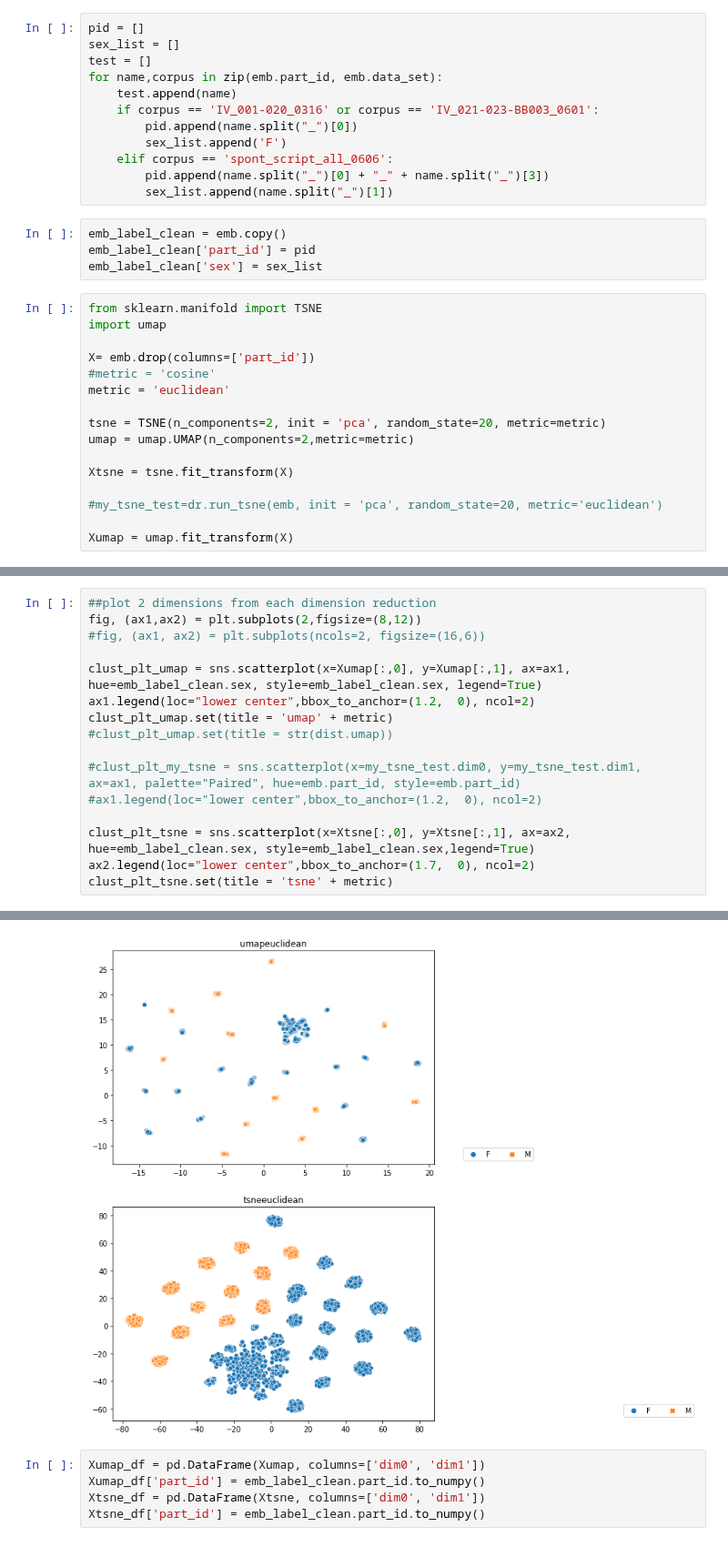
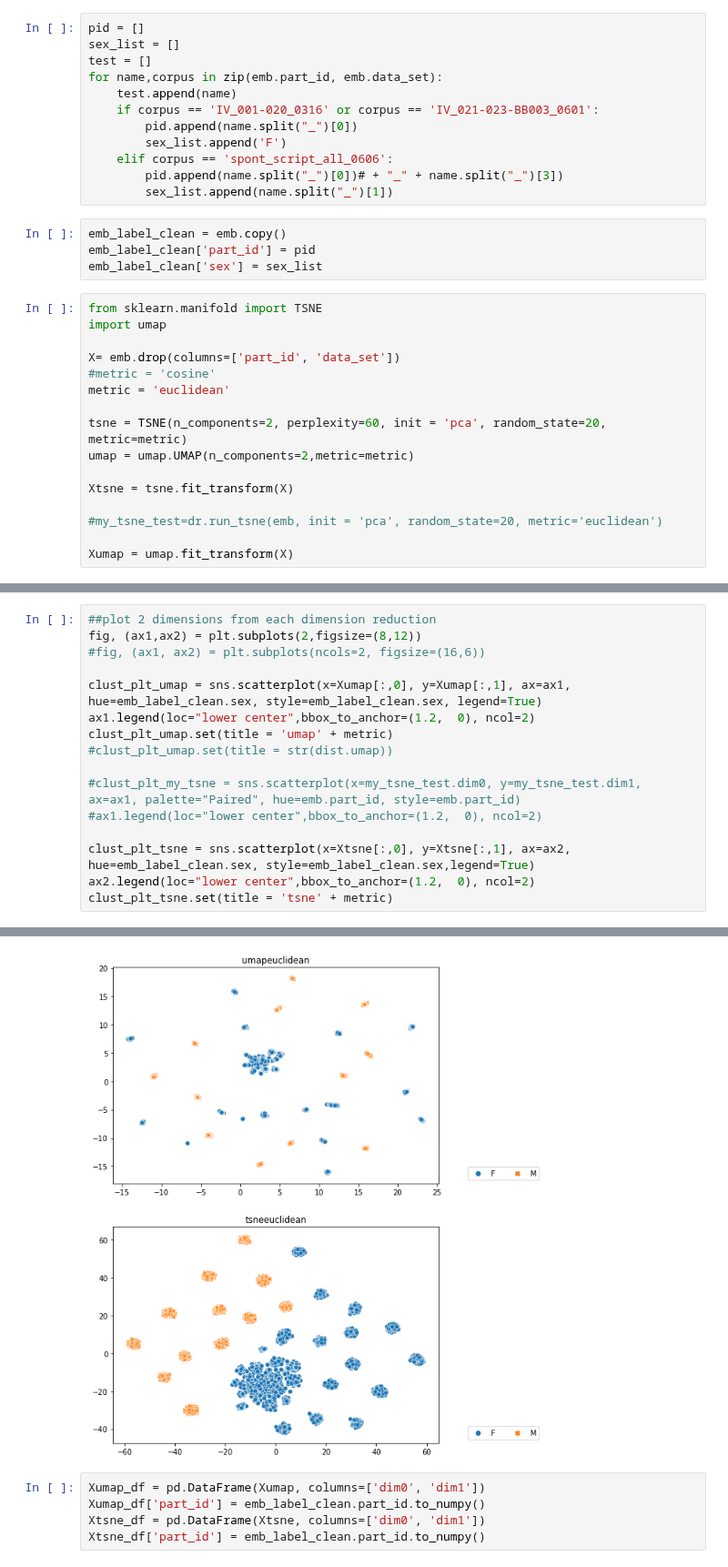
Before and after one commit to Rahul-Brito/infantvoice, a Jupyter notebook: scripts/Sohye Notebook Extra Embeddings.ipynb, the cells around one changed output, grey strips where cells are left out. Shown at 91% size. Cells and saved outputs as stored; diff of their text form.

```diff
--- a/scripts/Sohye Notebook Extra Embeddings.ipynb
+++ b/scripts/Sohye Notebook Extra Embeddings.ipynb
@@ -64,7 +64,7 @@ for name,corpus in zip(emb.part_id, emb.data_set):
         pid.append(name.split("_")[0])
         sex_list.append('F')
     elif corpus == 'spont_script_all_0606':
-        pid.append(name.split("_")[0] + "_" + name.split("_")[3])
+        pid.append(name.split("_")[0])# + "_" + name.split("_")[3])
         sex_list.append(name.split("_")[1])
 # %%
 emb_label_clean = emb.copy()
@@ -74,11 +74,11 @@ emb_label_clean['sex'] = sex_list
 from sklearn.manifold import TSNE
 import umap
 
-X= emb.drop(columns=['part_id'])
+X= emb.drop(columns=['part_id', 'data_set'])
 #metric = 'cosine'
 metric = 'euclidean'
 
-tsne = TSNE(n_components=2, init = 'pca', random_state=20, metric=metric)
+tsne = TSNE(n_components=2, perplexity=60, init = 'pca', random_state=20, metric=metric)
 umap = umap.UMAP(n_components=2,metric=metric)
 
 Xtsne = tsne.fit_transform(X)
@@ -108,22 +127,22 @@ clust_plt_tsne.set(title = 'tsne' + metric)
 # %%
 ##plot 2 dimensions from each dimension reduction
 fig, (ax1,ax2) = plt.subplots(2,figsize=(8,12))
 #fig, (ax1, ax2) = plt.subplots(ncols=2, figsize=(16,6))
 
 clust_plt_umap = sns.scatterplot(x=Xumap[:,0], y=Xumap[:,1], ax=ax1, hue=emb_label_clean.sex, style=emb_label_clean.sex, legend=True)
 ax1.legend(loc="lower center",bbox_to_anchor=(1.2,  0), ncol=2)
 clust_plt_umap.set(title = 'umap' + metric)
 #clust_plt_umap.set(title = str(dist.umap))
 
 #clust_plt_my_tsne = sns.scatterplot(x=my_tsne_test.dim0, y=my_tsne_test.dim1, ax=ax1, palette="Paired", hue=emb.part_id, style=emb.part_id)
 #ax1.legend(loc="lower center",bbox_to_anchor=(1.2,  0), ncol=2)
 
 clust_plt_tsne = sns.scatterplot(x=Xtsne[:,0], y=Xtsne[:,1], ax=ax2, hue=emb_label_clean.sex, style=emb_label_clean.sex,legend=True)
-ax2.legend(loc="lower center",bbox_to_anchor=(1.7,  0), ncol=2)
+ax2.legend(loc="lower center",bbox_to_anchor=(1.2,  0), ncol=2)
 clust_plt_tsne.set(title = 'tsne' + metric)
 # %% [output]
 [Text(0.5, 1.0, 'tsneeuclidean')]
-[figure, old version]
+[figure, new version]
 # %%
 Xumap_df = pd.DataFrame(Xumap, columns=['dim0', 'dim1'])
 Xumap_df['part_id'] = emb_label_clean.part_id.to_numpy()
```
Also changed, not shown: parts of 16 cells of this notebook.
